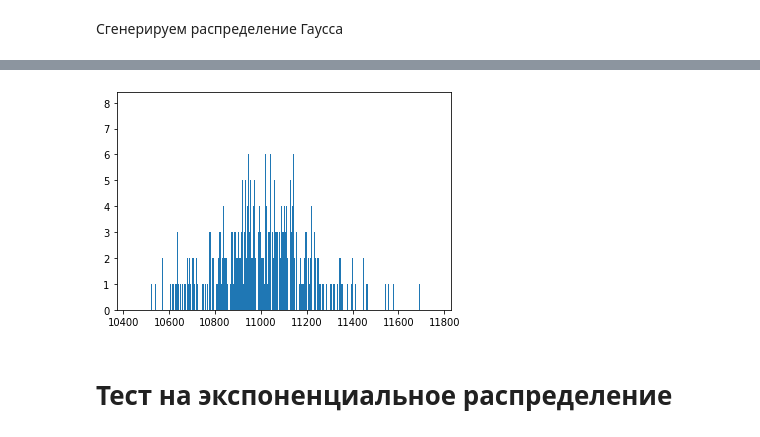
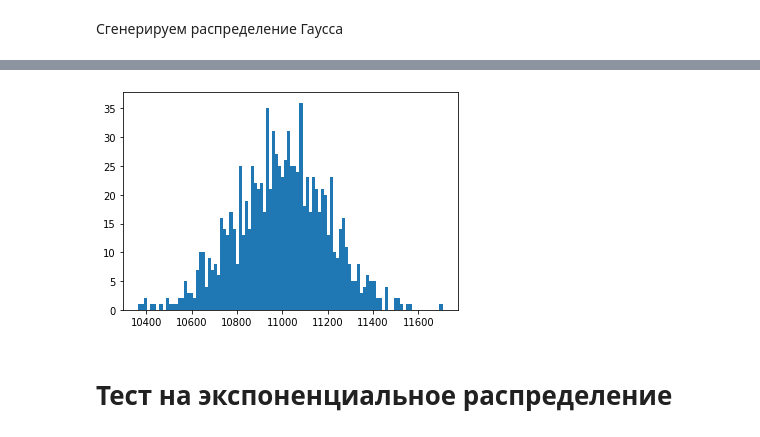
Before and after one commit to musyma/Netology-statistics, a Jupyter notebook: lecture-5.ipynb, the cells around one changed output, grey strips where cells are left out. Cells and saved outputs as stored; diff of their text form; code cells hidden in the pictures.

```diff
--- a/lecture-5.ipynb
+++ b/lecture-5.ipynb
@@ -472,9 +476,9 @@ Probably Gaussian at the alpha level = 5.0%
 Probably Gaussian at the alpha level = 2.5%
 Probably Gaussian at the alpha level = 1.0%
 # %%
-plt.hist(s, 1000)
+plt.hist(s, 100)
 plt.show()
 # %% [output]
-[figure, old version]
+[figure, new version]
 # %% [markdown]
 # Тест на экспоненциальное распределение
```
Also changed, not shown: parts of 19 cells of this notebook, 1 other file.
